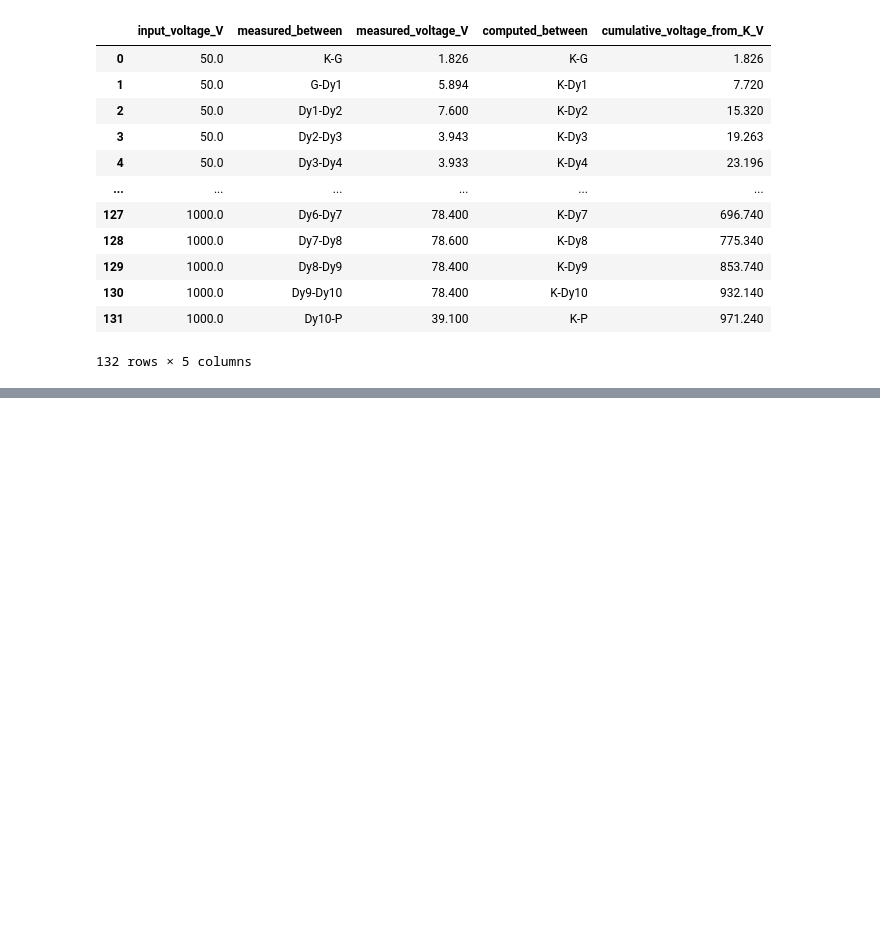
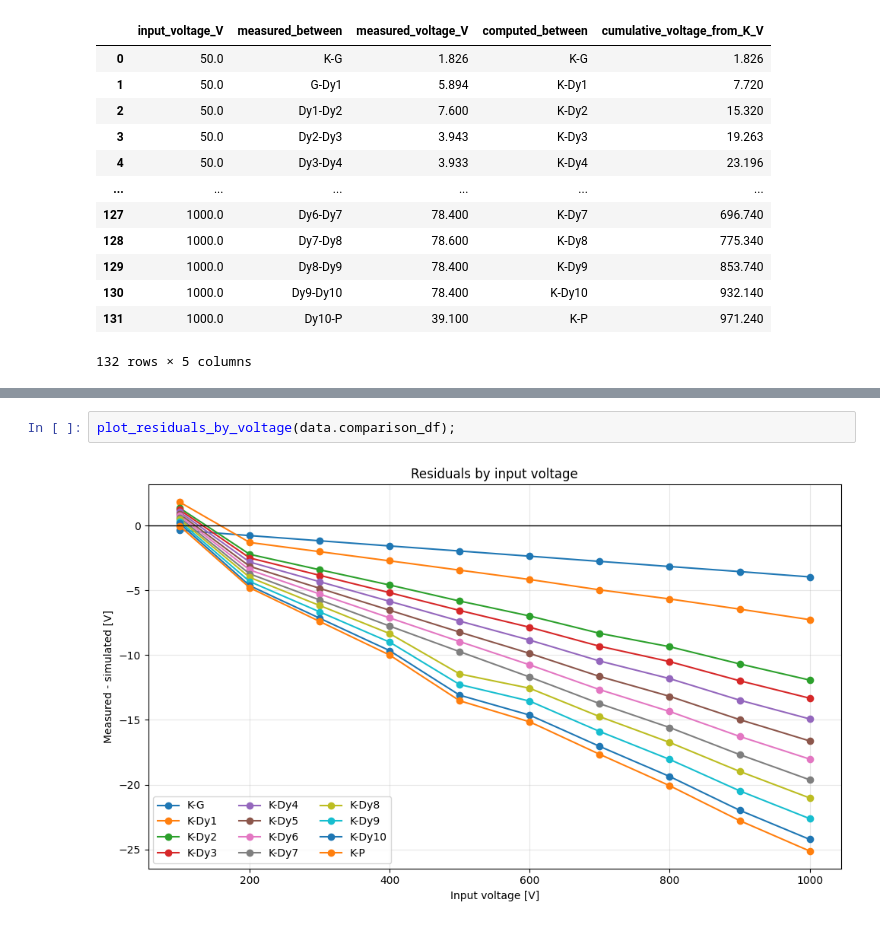
Before and after one commit to TAU-neutrino-lab/PMT-characterization, a Jupyter notebook: voltage-divider/voltage_divider_validation.ipynb, the cells around one changed output, grey strips where cells are left out. Saved outputs shown, nothing was run; the diff lists cells and outputs as text; blank space fills up the shorter version.

```diff
--- a/voltage-divider/voltage_divider_validation.ipynb
+++ b/voltage-divider/voltage_divider_validation.ipynb
@@ -67,0 +87,4 @@ data.comparison_df
+# %%
+plot_residuals_by_voltage(data.comparison_df);
+# %% [output]
+[figure, added]
```
Also changed, not shown: parts of 8 cells of this notebook, 2 other files.
